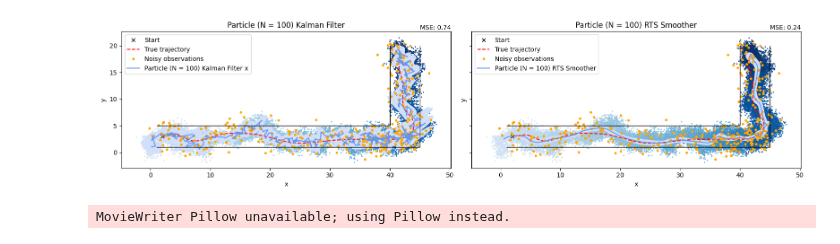
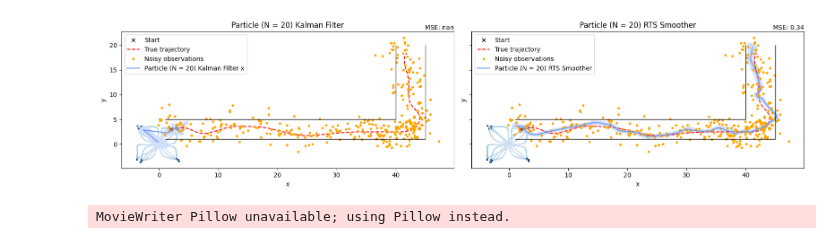
Before and after one commit to AndersGMadsen/bayesian-state-space-models, a Jupyter notebook: parzen.ipynb, the cells around one changed output. Drawn from its saved outputs; the diff is of its cells as text; code cells hidden in the pictures.

```diff
--- a/parzen.ipynb
+++ b/parzen.ipynb
@@ -106,7 +106,9 @@ class PPF:
         weights (numpy.ndarray): Predicted weights.
         """
         for i, particle in enumerate(particles):
+            #particles[i] = mvn(self.f(particle), self.Q).rvs()
             particles[i] = mvn(self.f(particle), particle_covs[i]).rvs()
+            #particles[i] = self.f(particle)
             particle_covs[i] = self.F_jacobian(particle) @ particle_covs[i] @ self.F_jacobian(particle).T # (7.b) from Parzen paper
 
         return particles, particle_covs, weights
@@ -171,19 +173,20 @@ class PPF:
             particle_cov_history[k] = particle_covs
             weights_history[k] = weights
 
-            weights, particles, particle_covs  = parzen_resampling(weights, particles, particle_covs)
+            # Resample
+            #weights, particles, particle_covs  = parzen_resampling(weights, particles, particle_covs)
 
         return state_estimates, cov_estimates, particle_history, particle_cov_history, weights_history
 # %%
-N = 100
+N = 20
 
 parzen_particle_filter = PPF(system.f, system.h, system.F_jacobian, system.Q, system.R, N = N)
 state_estimates, _, particle_history, particle_cov_history, weights_history = parzen_particle_filter.filter(measurements, verbose=True)
 #state_estimates_smoothed, cov_estimates_smoothed = parzen_particle_filter.smoother(state_estimates, cov_estimates)
 
 visualize_filter_and_smoother(states, measurements, state_estimates, cov_estimates, state_estimates_smoothed, cov_estimates_smoothed, particle_history, variant=f"Particle (N = {N})")
 # %% [output]
-[figure, old version]
+[figure, new version]
 # %%
 class PlotParzenAnimation:
 
```
Also changed, not shown: parts of 2 cells of this notebook.
